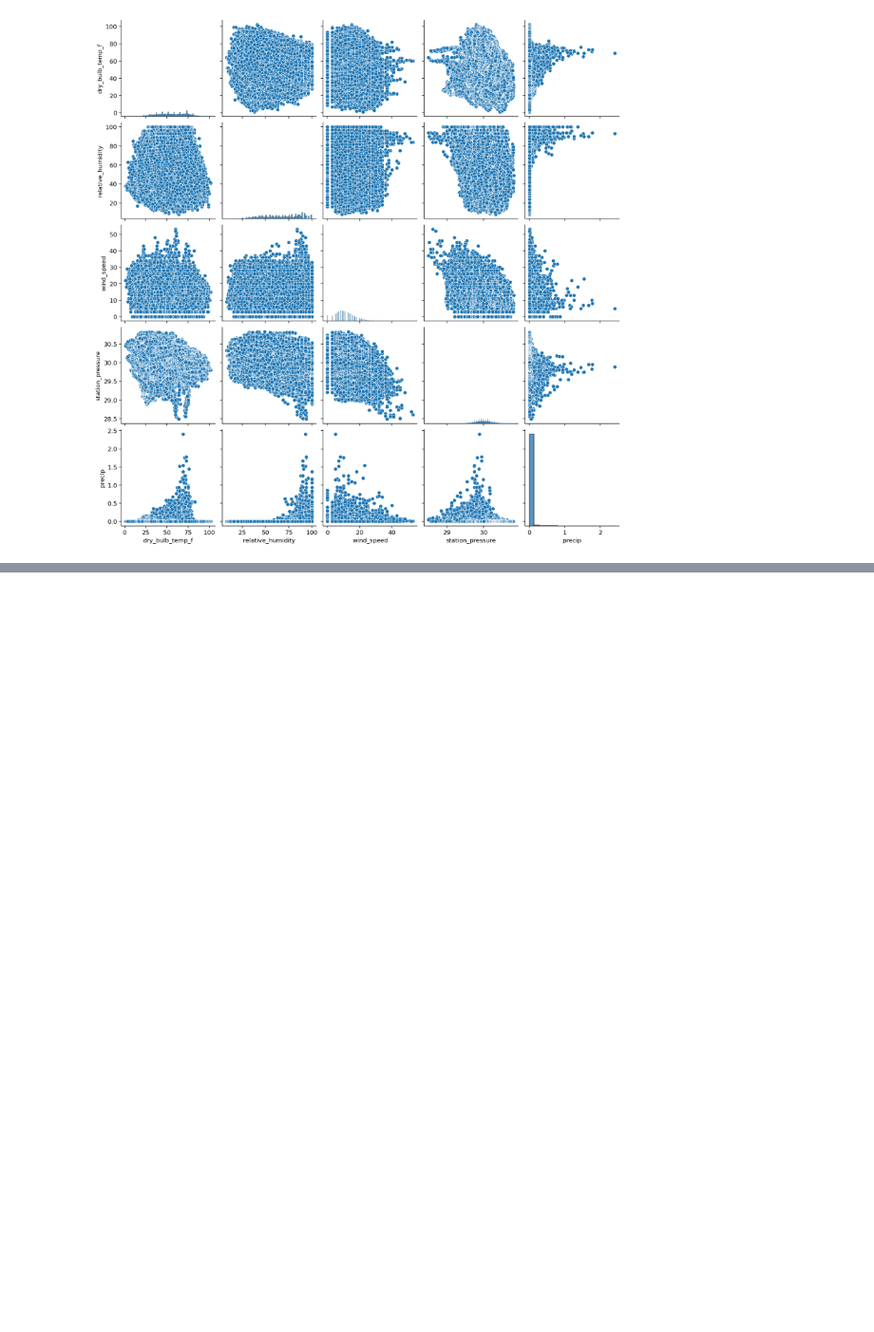
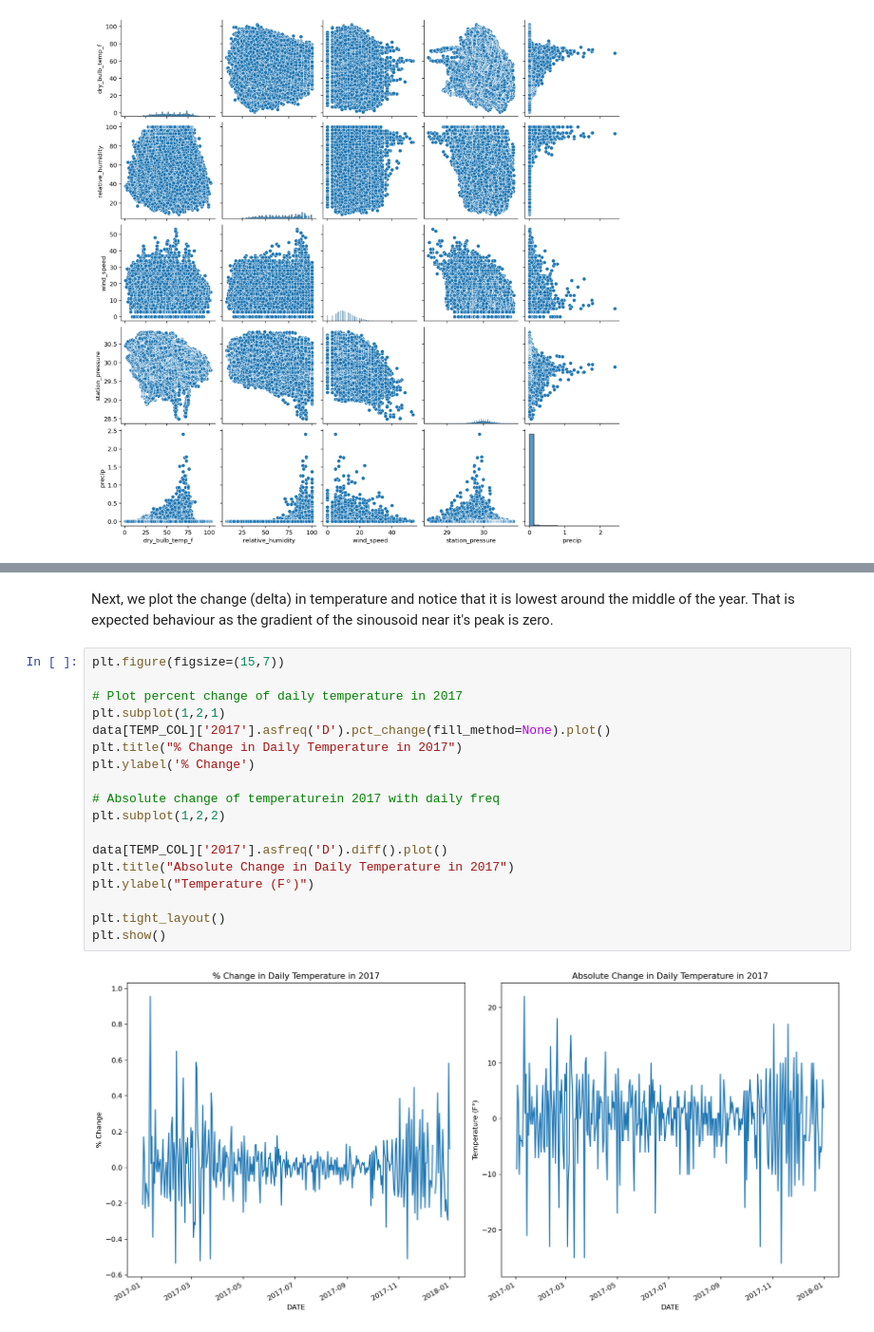
Before and after one commit to azharfachrezi/NOOA-Weather-Data-Analysis---JFK-Airport-New-York-, a Jupyter notebook: weather_data_analysis.ipynb, the cells around one changed output, grey strips where cells are left out. Shown at 95% size. Drawn from its saved outputs; the diff is of its cells as text; blank space fills up the shorter version.

```diff
--- a/weather_data_analysis.ipynb
+++ b/weather_data_analysis.ipynb
@@ -476,0 +504,22 @@ sns.pairplot(data[plot_cols])
+# %% [markdown]
+Next, we plot the change (delta) in temperature and notice that it is lowest around the middle of the year. That is expected behaviour as the gradient of the sinousoid near it's peak is zero.
+# %%
+plt.figure(figsize=(15,7))
+
+# Plot percent change of daily temperature in 2017
+plt.subplot(1,2,1)
+data[TEMP_COL]['2017'].asfreq('D').pct_change(fill_method=None).plot()
+plt.title("% Change in Daily Temperature in 2017")
+plt.ylabel('% Change')
+
+# Absolute change of temperaturein 2017 with daily freq
+plt.subplot(1,2,2)
+
+data[TEMP_COL]['2017'].asfreq('D').diff().plot()
+plt.title("Absolute Change in Daily Temperature in 2017")
+plt.ylabel("Temperature (F°)")
+
+plt.tight_layout()
+plt.show()
+# %% [output]
+[figure, added]
```
Also changed, not shown: parts of 7 cells of this notebook.
